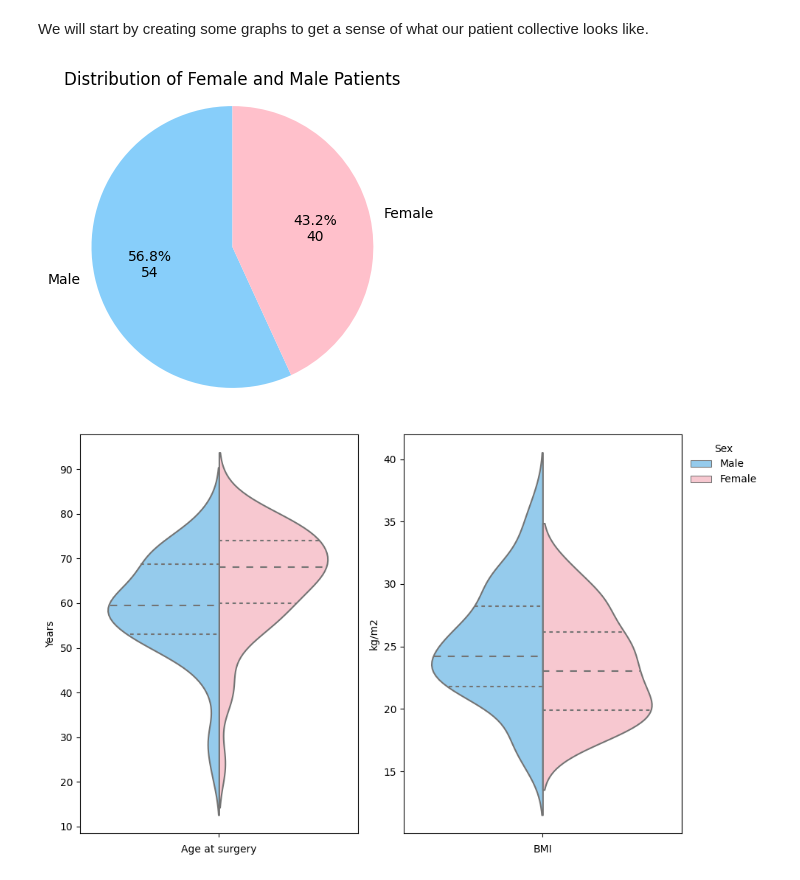
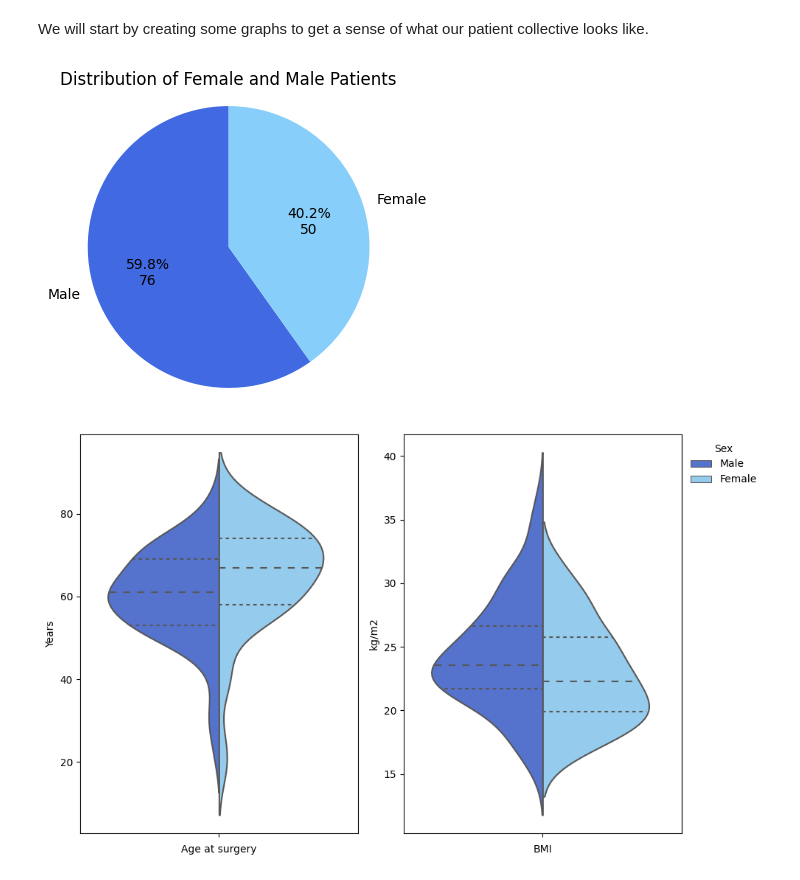
Before and after one commit to philipp-lampert/mymandible, a Jupyter notebook: data_science/02_data_exploration.ipynb, the cells around one changed output. Cells and saved outputs as stored; diff of their text form; code cells hidden in the pictures.

Commit message:
Update plots with new data

```diff
--- a/data_science/02_data_exploration.ipynb
+++ b/data_science/02_data_exploration.ipynb
@@ -37,24 +13,26 @@ Resolving deltas: 100% (120/120), done.
+# %%
+df = pd.read_parquet('https://github.com/philipp-lampert/mymandible/blob/main/data_science/data/processed_data.parquet?raw=true')
 # %% [markdown]
 We will start by creating some graphs to get a sense of what our patient collective looks like.
 # %%
 female_count = df['sex_female'].sum()
 male_count = len(df) - female_count
 
 labels = ['Male', 'Female']
 sizes = [male_count, female_count, ]
-colors = ['lightskyblue', 'pink']
+colors = ['royalblue', 'lightskyblue']
 
 # Calculate total count
 total_count = sum(sizes)
 
 # Create a pie chart with both percentage and absolute number
 plt.figure(figsize=(4, 4))
 plt.pie(sizes, labels=labels, colors=colors, autopct=lambda p: f'{p:.1f}%\n{int(total_count * p / 100)}', startangle=90)
 plt.title('Distribution of Female and Male Patients')
 plt.axis('equal')
 plt.show()
 # %% [output]
-[figure, old version]
+[figure, new version]
 # %%
 df['all'] = ''
 
@@ -84,7 +62,7 @@ plt.title('')
 plt.tight_layout()
 plt.show()
 # %% [output]
-[figure, old version]
+[figure, new version]
 # %%
 # Count the occurrences of 'indication' for each 'flap_donor_site'
 indication_counts_by_site = df.groupby('indication')['flap_donor_site'].value_counts().unstack()
```
Also changed, not shown: parts of 12 cells of this notebook.
